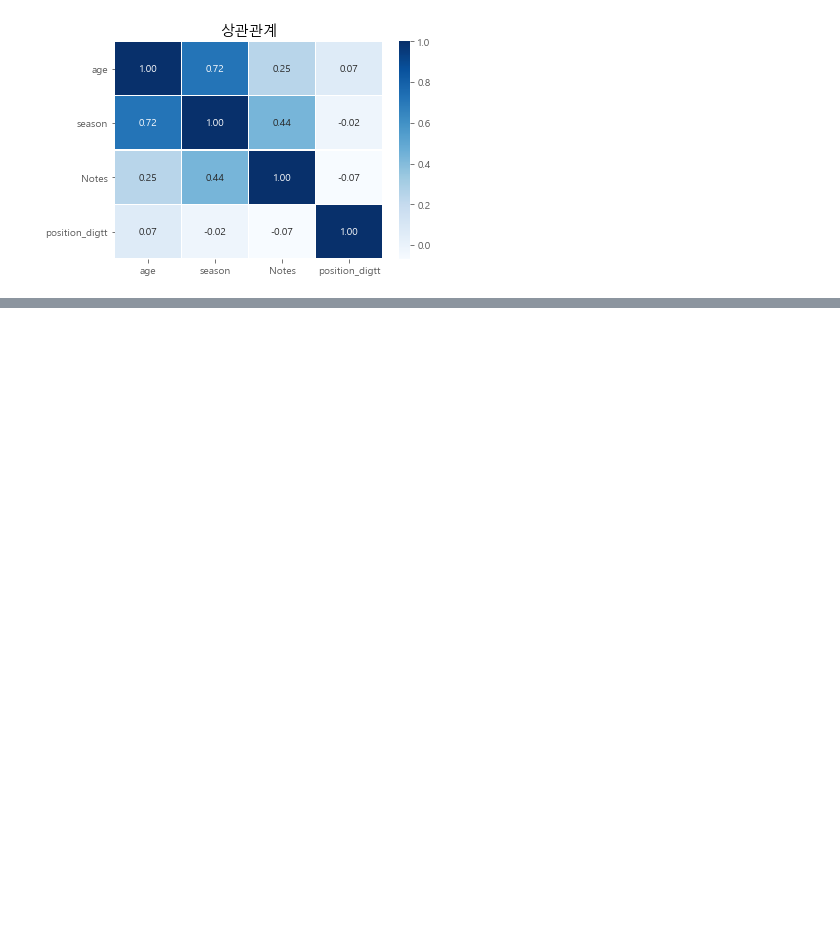
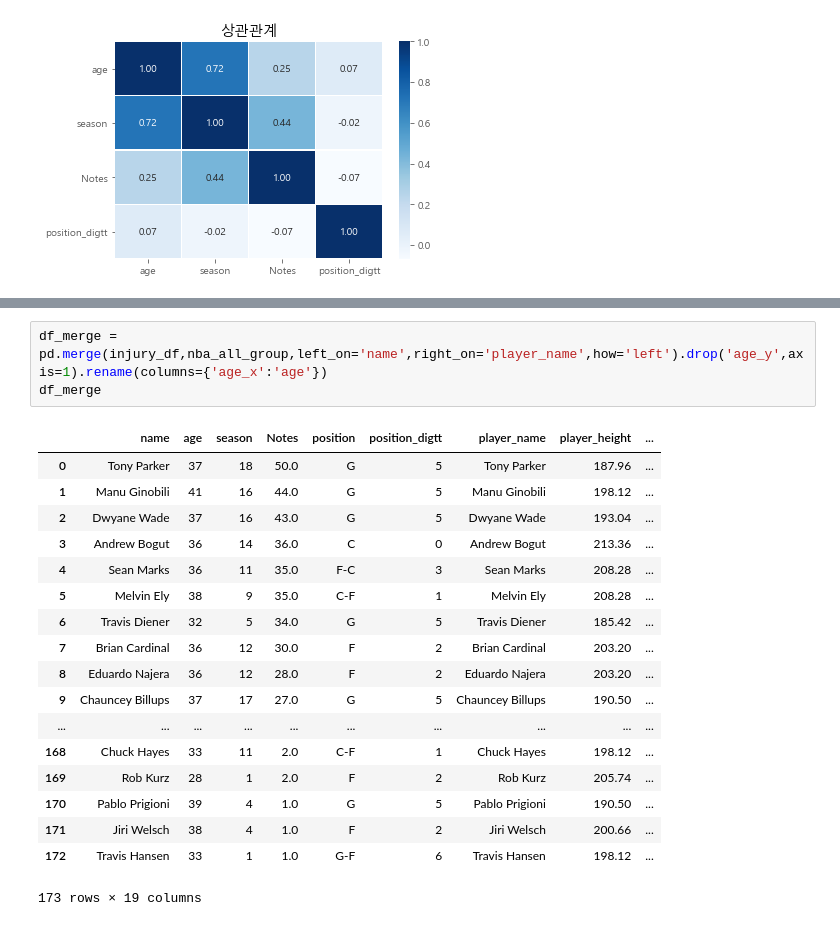
Before and after one commit to sc303030/NBA, a Jupyter notebook: nba_retirement_predict/two.ipynb, the cells around one changed output, grey strips where cells are left out. Cells and saved outputs as stored; diff of their text form; blank space fills up the shorter version.

```diff
--- a/nba_retirement_predict/two.ipynb
+++ b/nba_retirement_predict/two.ipynb
@@ -137,0 +201,22 @@ corr(injury_df,'상관관계')
+# %%
+df_merge = pd.merge(injury_df,nba_all_group,left_on='name',right_on='player_name',how='left').drop('age_y',axis=1).rename(columns={'age_x':'age'})
+df_merge
+# %% [output]
+|  | name | age | season | Notes | position | position_digtt | player_name | player_height | ... |
+| 0 | Tony Parker | 37 | 18 | 50.0 | G | 5 | Tony Parker | 187.96 | ... |
+| 1 | Manu Ginobili | 41 | 16 | 44.0 | G | 5 | Manu Ginobili | 198.12 | ... |
+| 2 | Dwyane Wade | 37 | 16 | 43.0 | G | 5 | Dwyane Wade | 193.04 | ... |
+| 3 | Andrew Bogut | 36 | 14 | 36.0 | C | 0 | Andrew Bogut | 213.36 | ... |
+| 4 | Sean Marks | 36 | 11 | 35.0 | F-C | 3 | Sean Marks | 208.28 | ... |
+| 5 | Melvin Ely | 38 | 9 | 35.0 | C-F | 1 | Melvin Ely | 208.28 | ... |
+| 6 | Travis Diener | 32 | 5 | 34.0 | G | 5 | Travis Diener | 185.42 | ... |
+| 7 | Brian Cardinal | 36 | 12 | 30.0 | F | 2 | Brian Cardinal | 203.20 | ... |
+| 8 | Eduardo Najera | 36 | 12 | 28.0 | F | 2 | Eduardo Najera | 203.20 | ... |
+| 9 | Chauncey Billups | 37 | 17 | 27.0 | G | 5 | Chauncey Billups | 190.50 | ... |
+| ... | ... | ... | ... | ... | ... | ... | ... | ... | ... |
+| 168 | Chuck Hayes | 33 | 11 | 2.0 | C-F | 1 | Chuck Hayes | 198.12 | ... |
+| 169 | Rob Kurz | 28 | 1 | 2.0 | F | 2 | Rob Kurz | 205.74 | ... |
+| 170 | Pablo Prigioni | 39 | 4 | 1.0 | G | 5 | Pablo Prigioni | 190.50 | ... |
+| 171 | Jiri Welsch | 38 | 4 | 1.0 | F | 2 | Jiri Welsch | 200.66 | ... |
+| 172 | Travis Hansen | 33 | 1 | 1.0 | G-F | 6 | Travis Hansen | 198.12 | ... |
+173 rows × 19 columns
```
Also changed, not shown: parts of 8 cells of this notebook, 1 other file.
